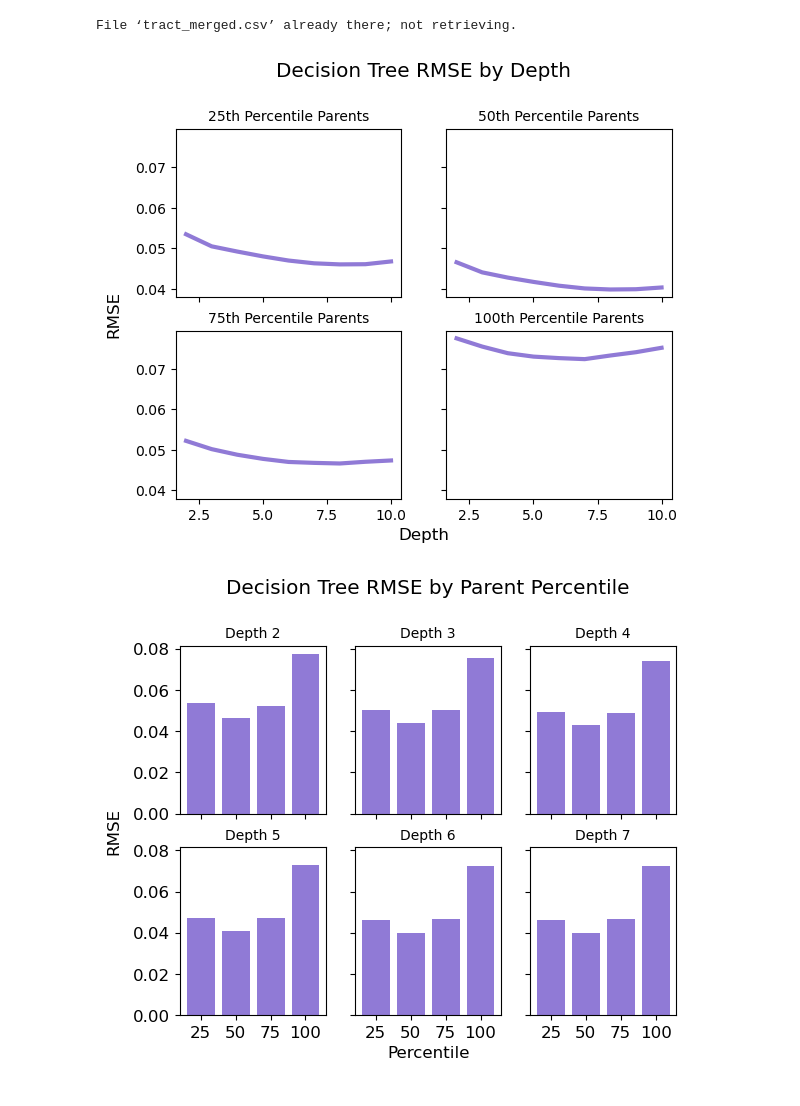
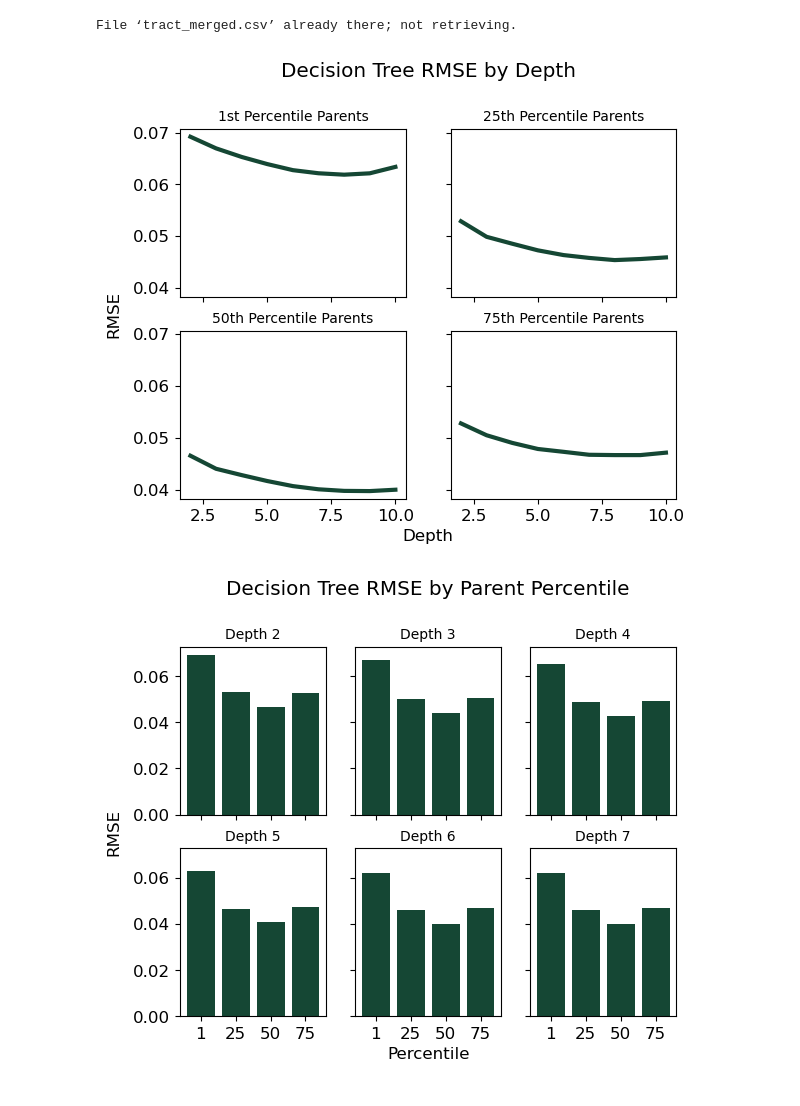
Before and after one commit to griffindvs/mobility-models, a Jupyter notebook: trees.ipynb, the cells around one changed output. Cells and saved outputs as stored; diff of their text form; code cells hidden in the pictures.

Commit message:
tree model fixes

```diff
--- a/trees.ipynb
+++ b/trees.ipynb
@@ -59,8 +59,9 @@ test_X = test.loc[:,'hhinc_mean2000':'job_density_2013']
 # %%
 tree_depth_rmse = []
 tree_percentile_rmse = [[] for i in range(2, 11)]
+tree_splits_d3 = [{} for i in range(0, 4)]
 
-percentiles = ['kfr_pooled_pooled_p25', 'kfr_pooled_pooled_p50', 'kfr_pooled_pooled_p75', 'kfr_pooled_pooled_p100']
+percentiles = ['kfr_pooled_pooled_p1', 'kfr_pooled_pooled_p25', 'kfr_pooled_pooled_p50', 'kfr_pooled_pooled_p75']
 
 for quarter in range(0, 4):
     train_Y = train.loc[:, percentiles[quarter]]
@@ -80,6 +81,27 @@ for quarter in range(0, 4):
 
             tree_percentile_rmse[depth-2].append(rmse)
 
+            if depth == 3:
+                # Store information about feature splits
+                num_nodes = model.tree_.node_count
+                children_left = model.tree_.children_left
+                children_right = model.tree_.children_right
+                feature = model.tree_.feature
+
+                stack = [(0, 0)]
+                while len(stack) > 0:
+                    node_id, depth = stack.pop()
+
+                    is_split_node = children_left[node_id] != children_right[node_id]
+                    if is_split_node:
+                        feat = feature[node_id]
+                        if feat in tree_splits_d3[quarter]:
+                            tree_splits_d3[quarter][feat] = tree_splits_d3[quarter][feat]+1
+                        else:
+                            tree_splits_d3[quarter][feat] = 1
+                        stack.append((children_left[node_id], depth+1))
+                        stack.append((children_right[node_id], depth+1))
+
             mlflow.log_param("parent", percentiles[quarter])
             mlflow.log_param("depth", depth)
             mlflow.log_metric("mse", mse)
@@ -98,16 +127,16 @@ for quarter in range(0, 4):
 # %%
-# Plot error versus iteration number
+# Plot error versus depth
 depths = [ i for i in range(2, 11) ]
 fig, axes = plt.subplots(2, 2, sharex=True, sharey=True)
 fig.add_subplot(111, frameon=False)
-axes[0, 0].plot(depths, tree_depth_rmse[0], color="#907AD6", label="Root Mean Square Error", linewidth=3)
-axes[0, 0].set_title('25th Percentile Parents', fontsize=10)
-axes[0, 1].plot(depths, tree_depth_rmse[1], color="#907AD6", label="Root Mean Square Error", linewidth=3)
-axes[0, 1].set_title('50th Percentile Parents', fontsize=10)
-axes[1, 0].plot(depths, tree_depth_rmse[2], color="#907AD6", label="Root Mean Square Error", linewidth=3)
-axes[1, 0].set_title('75th Percentile Parents', fontsize=10)
-axes[1, 1].plot(depths, tree_depth_rmse[3], color="#907AD6", label="Root Mean Square Error", linewidth=3)
-axes[1, 1].set_title('100th Percentile Parents', fontsize=10)
+axes[0, 0].plot(depths, tree_depth_rmse[0], color="#154734", label="Root Mean Square Error", linewidth=3)
+axes[0, 0].set_title('1st Percentile Parents', fontsize=10)
+axes[0, 1].plot(depths, tree_depth_rmse[1], color="#154734", label="Root Mean Square Error", linewidth=3)
+axes[0, 1].set_title('25th Percentile Parents', fontsize=10)
+axes[1, 0].plot(depths, tree_depth_rmse[2], color="#154734", label="Root Mean Square Error", linewidth=3)
+axes[1, 0].set_title('50th Percentile Parents', fontsize=10)
+axes[1, 1].plot(depths, tree_depth_rmse[3], color="#154734", label="Root Mean Square Error", linewidth=3)
+axes[1, 1].set_title('75th Percentile Parents', fontsize=10)
 plt.rc('font', size=12)
 plt.title('Decision Tree RMSE by Depth\n\n')
 plt.tick_params(labelcolor='none', top=False, bottom=False, left=False, right=False)
@@ -116,30 +145,30 @@ plt.xlabel('Depth', fontsize=12)
 plt.ylabel('RMSE\n', fontsize=12)
 plt.show()
 # %% [output]
-[figure, old version]
+[figure, new version]
 # %%
 # Plot error versus parent percentile
-percentile_labels = ['25', '50', '75','100']
+percentile_labels = ['1', '25', '50', '75']
 fig, axes = plt.subplots(2, 3, sharex=True, sharey=True)
 fig.add_subplot(111, frameon=False)
-axes[0, 0].bar(percentile_labels, tree_percentile_rmse[0], color="#907AD6", label="Root Mean Square Error", linewidth=3)
+axes[0, 0].bar(percentile_labels, tree_percentile_rmse[0], color="#154734", label="Root Mean Square Error", linewidth=3)
 axes[0, 0].set_title('Depth 2', fontsize=10)
-axes[0, 1].bar(percentile_labels, tree_percentile_rmse[1], color="#907AD6", label="Root Mean Square Error", linewidth=3)
+axes[0, 1].bar(percentile_labels, tree_percentile_rmse[1], color="#154734", label="Root Mean Square Error", linewidth=3)
 axes[0, 1].set_title('Depth 3', fontsize=10)
-axes[0, 2].bar(percentile_labels, tree_percentile_rmse[2], color="#907AD6", label="Root Mean Square Error", linewidth=3)
+axes[0, 2].bar(percentile_labels, tree_percentile_rmse[2], color="#154734", label="Root Mean Square Error", linewidth=3)
 axes[0, 2].set_title('Depth 4', fontsize=10)
-axes[1, 0].bar(percentile_labels, tree_percentile_rmse[4], color="#907AD6", label="Root Mean Square Error", linewidth=3)
+axes[1, 0].bar(percentile_labels, tree_percentile_rmse[4], color="#154734", label="Root Mean Square Error", linewidth=3)
 axes[1, 0].set_title('Depth 5', fontsize=10)
-axes[1, 1].bar(percentile_labels, tree_percentile_rmse[5], color="#907AD6", label="Root Mean Square Error", linewidth=3)
+axes[1, 1].bar(percentile_labels, tree_percentile_rmse[5], color="#154734", label="Root Mean Square Error", linewidth=3)
 axes[1, 1].set_title('Depth 6', fontsize=10)
-axes[1, 2].bar(percentile_labels, tree_percentile_rmse[5], color="#907AD6", label="Root Mean Square Error", linewidth=3)
+axes[1, 2].bar(percentile_labels, tree_percentile_rmse[5], color="#154734", label="Root Mean Square Error", linewidth=3)
 axes[1, 2].set_title('Depth 7', fontsize=10)
 plt.rc('font', size=12)
 plt.title('Decision Tree RMSE by Parent Percentile\n\n')
 plt.tick_params(labelcolor='none', top=False, bottom=False, left=False, right=False)
 plt.grid(False)
 plt.xlabel('Percentile\n', fontsize=12)
 plt.ylabel('RMSE\n', fontsize=12)
 plt.show()
 # %% [output]
-[figure, old version]
+[figure, new version]
```
Also changed, not shown: parts of 6 cells of this notebook.
